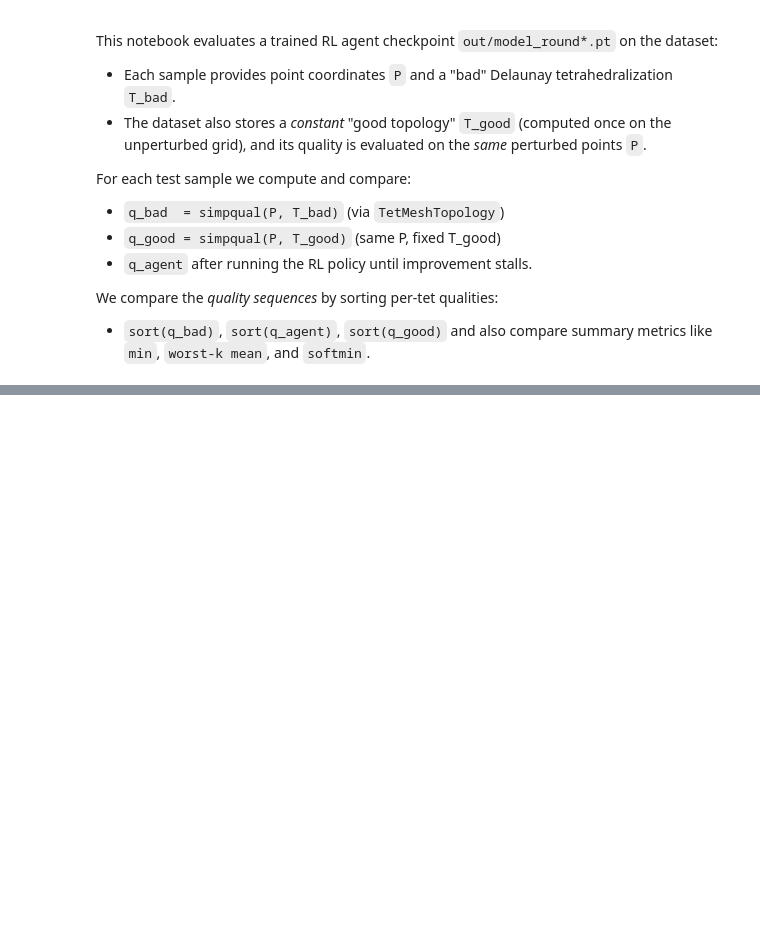
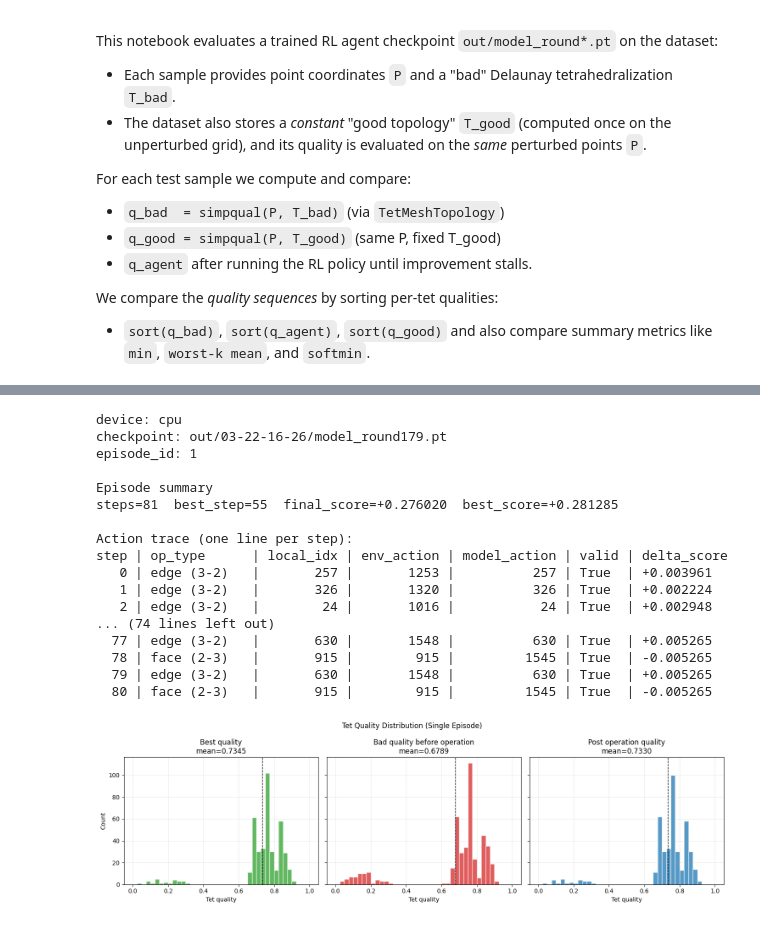
Before and after one commit to wanzhoulei/3d-meshing-run, a Jupyter notebook: scratch.ipynb, the cells around one changed output, grey strips where cells are left out. Drawn from its saved outputs; the diff is of its cells as text; code cells hidden in the pictures; blank space fills up the shorter version.

```diff
--- a/scratch.ipynb
+++ b/scratch.ipynb
@@ -1974,7 +1974,7 @@ dataset_path = locals().get("dataset_path", "tet_dataset_grid125_sigma1e-02_N200
 ckpt_path = locals().get("ckpt_path", "out/03-22-16-26/model_round179.pt")
 
 # choose one episode id from dataset
-episode_id = 0
+episode_id = 1
 
 device = torch.device("cuda" if torch.cuda.is_available() else "cpu")
 print("device:", device)
@@ -2030,30 +2030,75 @@ for a in trace["action_log"]:
         f"{a['env_action']:10d} | {a['model_action']:12d} | {str(a['valid']):5s} | {a['delta']:+.6f}"
     )
 
 # Histograms: best / bad-before / post-operation
 best_q = trace["best_q"]
 bad_q = trace["bad_q"]
 final_q = trace["final_q"]
 
 fig, axs = plt.subplots(1, 3, figsize=(15, 4.5), sharex=True, sharey=True)
 bins = np.linspace(0.0, 1.0, 41)
 
 specs = [
     ("Best quality", best_q, "tab:green"),
     ("Bad quality before operation", bad_q, "tab:red"),
     ("Post operation quality", final_q, "tab:blue"),
 ]
 
 for ax, (title, q, color) in zip(axs, specs):
     ax.hist(q, bins=bins, color=color, alpha=0.75, edgecolor="white")
     ax.axvline(float(np.mean(q)), color="k", linestyle="--", linewidth=1)
     ax.grid(True, alpha=0.25)
     ax.set_title(f"{title}\nmean={np.mean(q):.4f}")
     ax.set_xlabel("Tet quality")
 
 axs[0].set_ylabel("Count")
 fig.suptitle("Tet Quality Distribution (Single Episode)")
 plt.tight_layout()
 plt.show()
 
+# Cumulative delta_score vs step (green: 3-2, red: 2-3)
+action_log = trace["action_log"]
+if len(action_log) == 0:
+    print("No actions taken; skip cumulative delta_score plot.")
+else:
+    steps = np.arange(1, len(action_log) + 1)
+    deltas = np.array([float(a["delta"]) for a in action_log], dtype=np.float64)
+    cum_delta = np.cumsum(deltas)
+
+    colors = ["green" if "3-2" in a["op_type"] else "red" for a in action_log]
+
+    plt.figure(figsize=(9, 4.5))
+    plt.plot(steps, cum_delta, color="gray", linewidth=1.5, alpha=0.9)
+    plt.scatter(steps, cum_delta, c=colors, s=26)
+
+    # Legend handles
+    plt.scatter([], [], c="green", s=30, label="3-2 flip")
+    plt.scatter([], [], c="red", s=30, label="2-3 flip")
+
+    plt.grid(True, alpha=0.3)
+    plt.xlabel("Step")
+    plt.ylabel("Cumulative delta_score")
+    plt.title("Cumulative Delta Score vs Step (Single Episode)")
+    plt.legend()
+    plt.show()
+
 ds.close()
+# %% [output]
+device: cpu
+checkpoint: out/03-22-16-26/model_round179.pt
+episode_id: 1
+
+Episode summary
+steps=81  best_step=55  final_score=+0.276020  best_score=+0.281285
+
+Action trace (one line per step):
+step | op_type      | local_idx | env_action | model_action | valid | delta_score
+   0 | edge (3-2)   |       257 |       1253 |          257 | True  | +0.003961
+   1 | edge (3-2)   |       326 |       1320 |          326 | True  | +0.002224
+   2 | edge (3-2)   |        24 |       1016 |           24 | True  | +0.002948
+... (74 lines left out)
+  77 | edge (3-2)   |       630 |       1548 |          630 | True  | +0.005265
+  78 | face (2-3)   |       915 |        915 |         1545 | True  | -0.005265
+  79 | edge (3-2)   |       630 |       1548 |          630 | True  | +0.005265
+  80 | face (2-3)   |       915 |        915 |         1545 | True  | -0.005265
+[figure, added]
```
Also changed, not shown: parts of 1 cell of this notebook.
